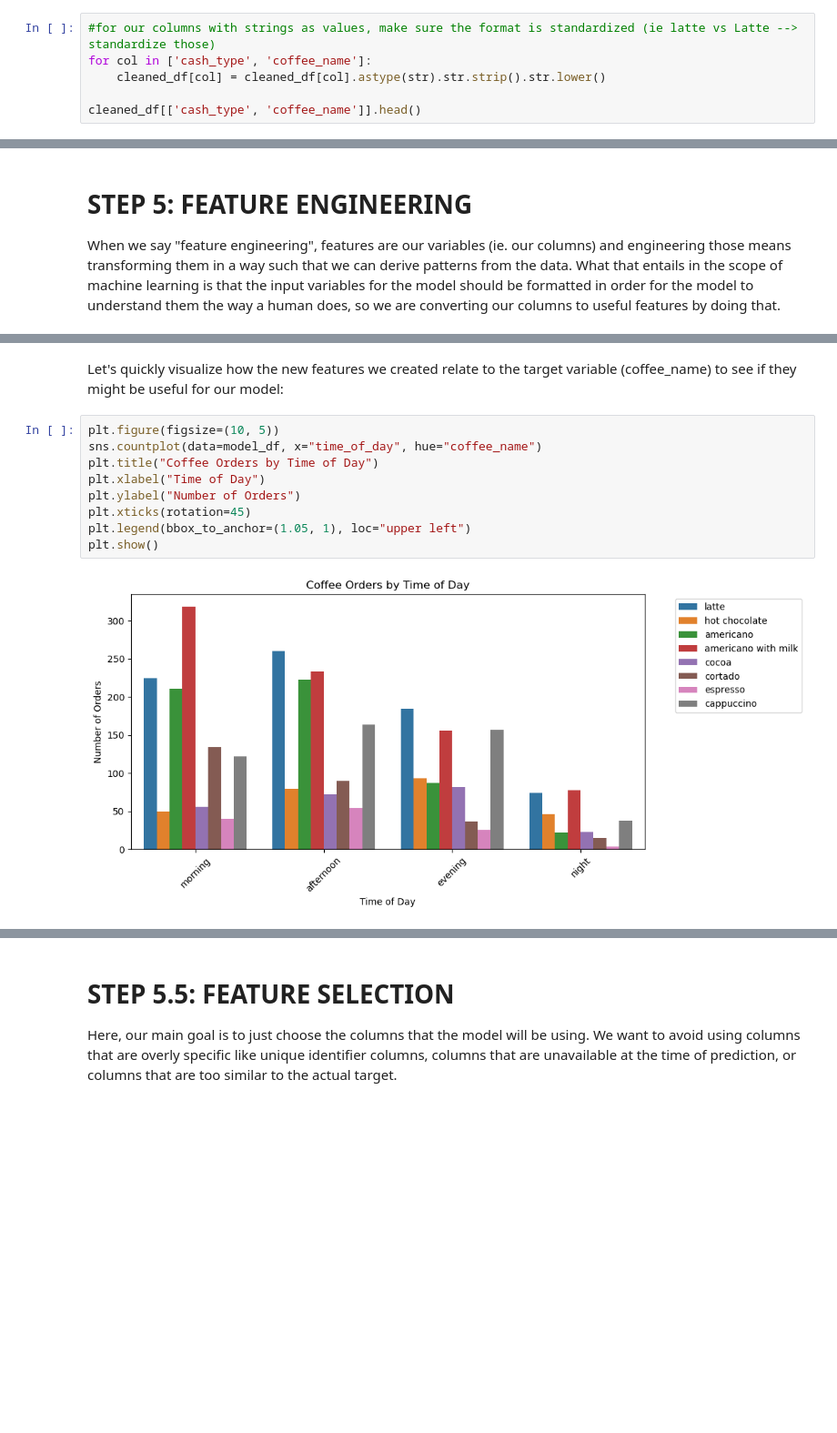
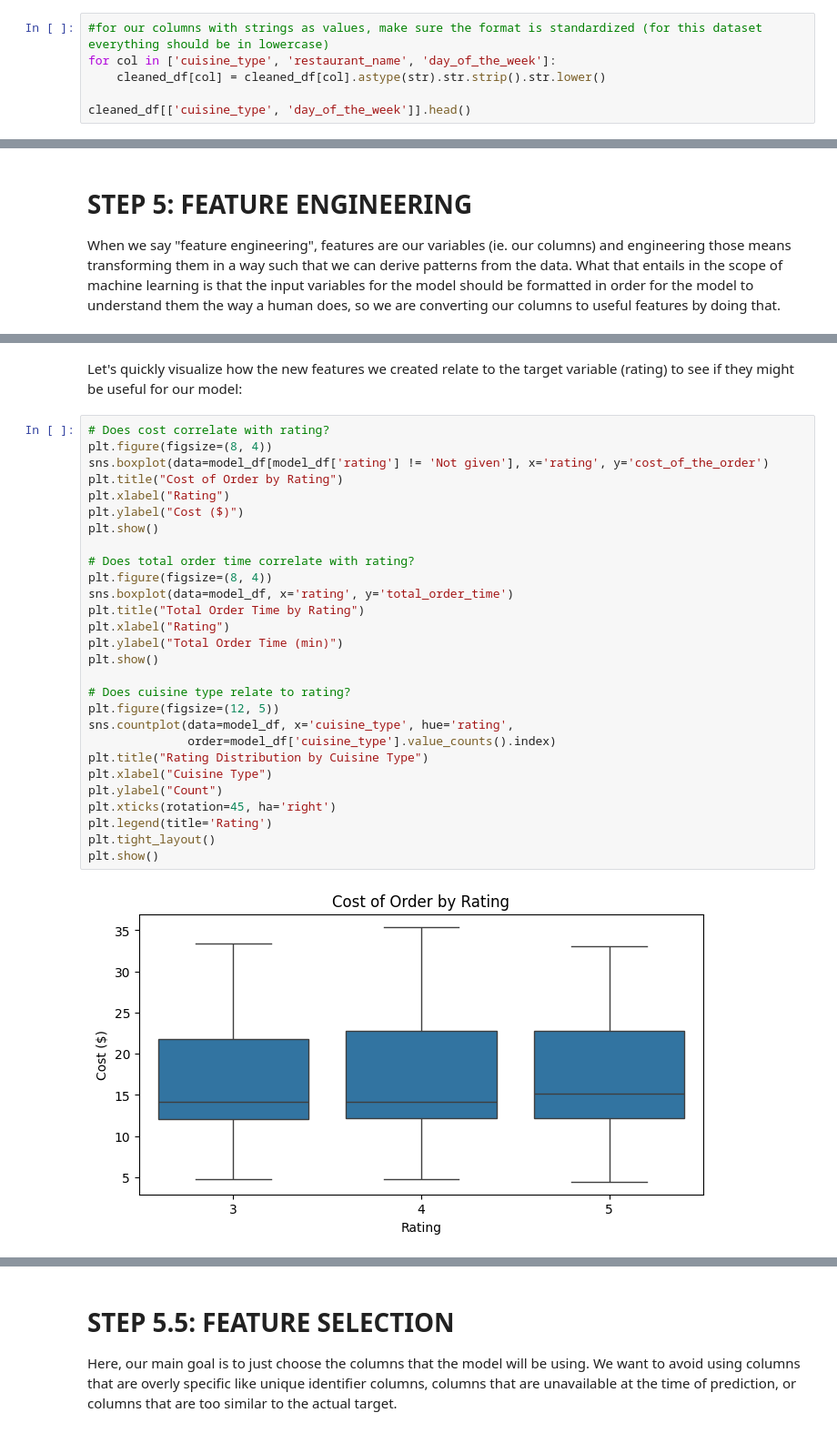
Before and after one commit to aarushnarayanan/Aarush_Narayanan_DSML_primer, a Jupyter notebook: TCG_ML_PRIMER.ipynb, the cells around one changed output, grey strips where cells are left out. Shown at 91% size. Drawn from its saved outputs; the diff is of its cells as text; blank space fills up the shorter version.

```diff
--- a/TCG_ML_PRIMER.ipynb
+++ b/TCG_ML_PRIMER.ipynb
@@ -513,7 +516,7 @@ Cleaned shape:  (3454, 6)
 # %%
-#for our columns with strings as values, make sure the format is standardized (ie latte vs Latte --> standardize those)
-for col in ['cash_type', 'coffee_name']:
+#for our columns with strings as values, make sure the format is standardized (for this dataset everything should be in lowercase)
+for col in ['cuisine_type', 'restaurant_name', 'day_of_the_week']:
     cleaned_df[col] = cleaned_df[col].astype(str).str.strip().str.lower()
 
-cleaned_df[['cash_type', 'coffee_name']].head()
+cleaned_df[['cuisine_type', 'day_of_the_week']].head()
 # %% [output]
@@ -566,13 +588,32 @@ model_df.head()
 # %% [markdown]
-Let's quickly visualize how the new features we created relate to the target variable (coffee_name) to see if they might be useful for our model:
+Let's quickly visualize how the new features we created relate to the target variable (rating) to see if they might be useful for our model:
 # %%
-plt.figure(figsize=(10, 5))
-sns.countplot(data=model_df, x="time_of_day", hue="coffee_name")
-plt.title("Coffee Orders by Time of Day")
-plt.xlabel("Time of Day")
-plt.ylabel("Number of Orders")
-plt.xticks(rotation=45)
-plt.legend(bbox_to_anchor=(1.05, 1), loc="upper left")
+# Does cost correlate with rating?
+plt.figure(figsize=(8, 4))
+sns.boxplot(data=model_df[model_df['rating'] != 'Not given'], x='rating', y='cost_of_the_order')
+plt.title("Cost of Order by Rating")
+plt.xlabel("Rating")
+plt.ylabel("Cost ($)")
 plt.show()
+
+# Does total order time correlate with rating?
+plt.figure(figsize=(8, 4))
+sns.boxplot(data=model_df, x='rating', y='total_order_time')
+plt.title("Total Order Time by Rating")
+plt.xlabel("Rating")
+plt.ylabel("Total Order Time (min)")
+plt.show()
+
+# Does cuisine type relate to rating?
+plt.figure(figsize=(12, 5))
+sns.countplot(data=model_df, x='cuisine_type', hue='rating',
+              order=model_df['cuisine_type'].value_counts().index)
+plt.title("Rating Distribution by Cuisine Type")
+plt.xlabel("Cuisine Type")
+plt.ylabel("Count")
+plt.xticks(rotation=45, ha='right')
+plt.legend(title='Rating')
+plt.tight_layout()
+plt.show()
 # %% [output]
-[figure, old version]
+[figure, new version]
```
Also changed, not shown: parts of 22 cells of this notebook.
